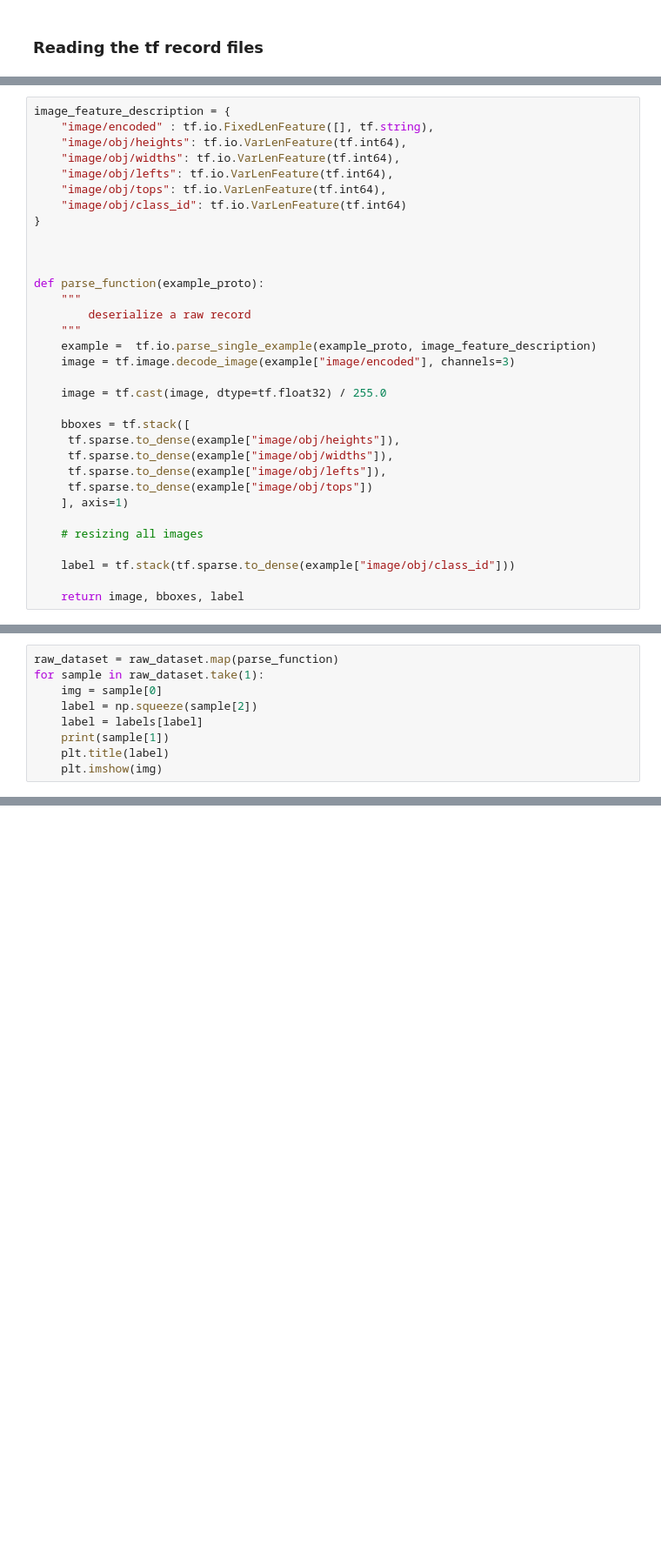
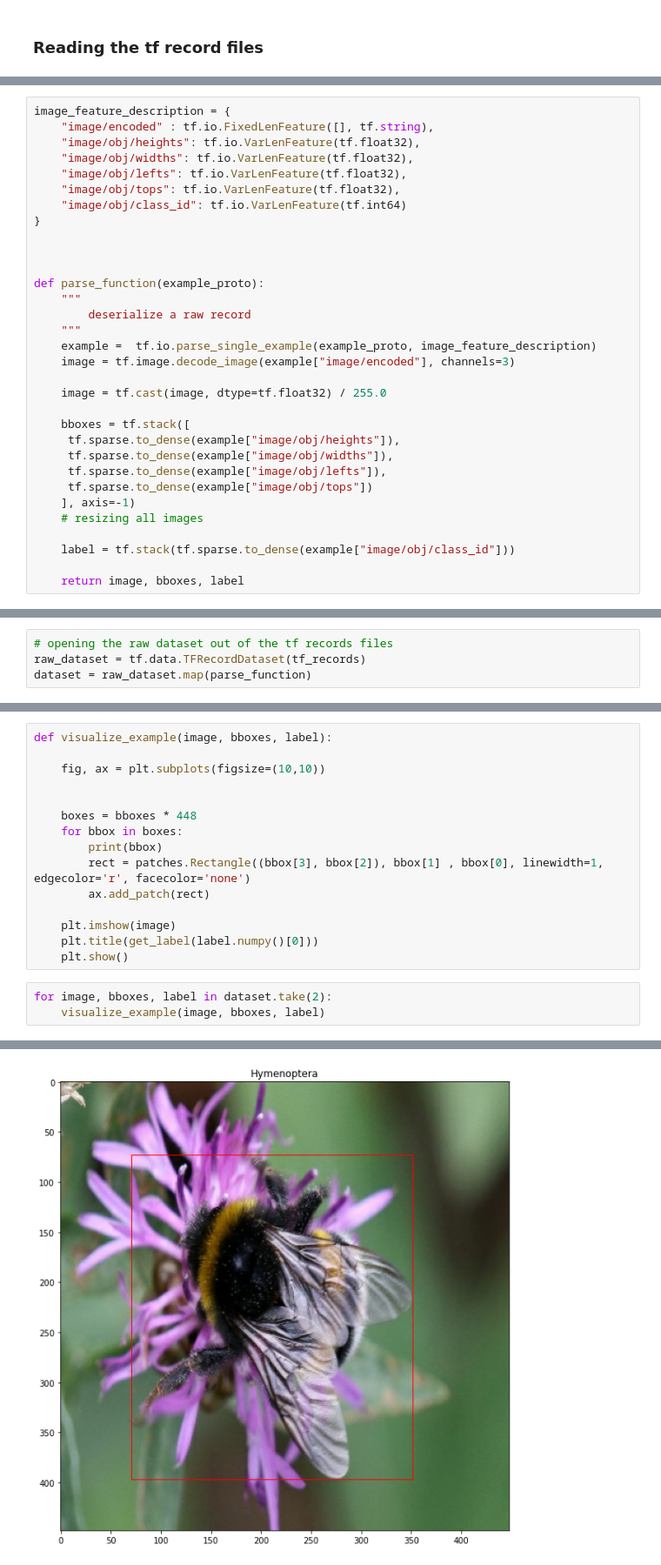
Before and after one commit to valentin-fngr/insect_detection, a Jupyter notebook: Yolo_detection.ipynb, the cells around one changed output, grey strips where cells are left out. Shown at 87% size. Drawn from its saved outputs; the diff is of its cells as text; blank space fills up the shorter version.

Commit message:
inverted bbox comment and visualize example

```diff
--- a/Yolo_detection.ipynb
+++ b/Yolo_detection.ipynb
@@ -16,10 +20,10 @@ found 68 tf records files
 # %%
 image_feature_description = {
     "image/encoded" : tf.io.FixedLenFeature([], tf.string),
-    "image/obj/heights": tf.io.VarLenFeature(tf.int64),
-    "image/obj/widths": tf.io.VarLenFeature(tf.int64),
-    "image/obj/lefts": tf.io.VarLenFeature(tf.int64),
-    "image/obj/tops": tf.io.VarLenFeature(tf.int64),
+    "image/obj/heights": tf.io.VarLenFeature(tf.float32),
+    "image/obj/widths": tf.io.VarLenFeature(tf.float32),
+    "image/obj/lefts": tf.io.VarLenFeature(tf.float32),
+    "image/obj/tops": tf.io.VarLenFeature(tf.float32),
     "image/obj/class_id": tf.io.VarLenFeature(tf.int64)
 }
 
@@ -39,8 +43,7 @@ def parse_function(example_proto):
      tf.sparse.to_dense(example["image/obj/widths"]),
      tf.sparse.to_dense(example["image/obj/lefts"]),
      tf.sparse.to_dense(example["image/obj/tops"])
-    ], axis=1)
-
+    ], axis=-1)
     # resizing all images
 
     label = tf.stack(tf.sparse.to_dense(example["image/obj/class_id"]))
@@ -52,9 +51,0 @@ raw_dataset = tf.data.TFRecordDataset(tf_records)
-# %%
-raw_dataset = raw_dataset.map(parse_function)
-for sample in raw_dataset.take(1):
-    img = sample[0]
-    label = np.squeeze(sample[2])
-    label = labels[label]
-    print(sample[1])
-    plt.title(label)
-    plt.imshow(img)
@@ -103,0 +83,4 @@ dataset
+# %%
+# opening the raw dataset out of the tf records files
+raw_dataset = tf.data.TFRecordDataset(tf_records)
+dataset = raw_dataset.map(parse_function)
@@ -103,0 +95,19 @@ dataset
+# %%
+def visualize_example(image, bboxes, label):
+
+    fig, ax = plt.subplots(figsize=(10,10))
+
+
+    boxes = bboxes * 448
+    for bbox in boxes:
+        print(bbox)
+        rect = patches.Rectangle((bbox[3], bbox[2]), bbox[1] , bbox[0], linewidth=1, edgecolor='r', facecolor='none')
+        ax.add_patch(rect)
+
+    plt.imshow(image)
+    plt.title(get_label(label.numpy()[0]))
+    plt.show()
+# %%
+for image, bboxes, label in dataset.take(2):
+    visualize_example(image, bboxes, label)
+# %% [output]
@@ -103,0 +115 @@ dataset
+[figure, added]
```
Also changed, not shown: parts of 13 cells of this notebook, 1 other file.
